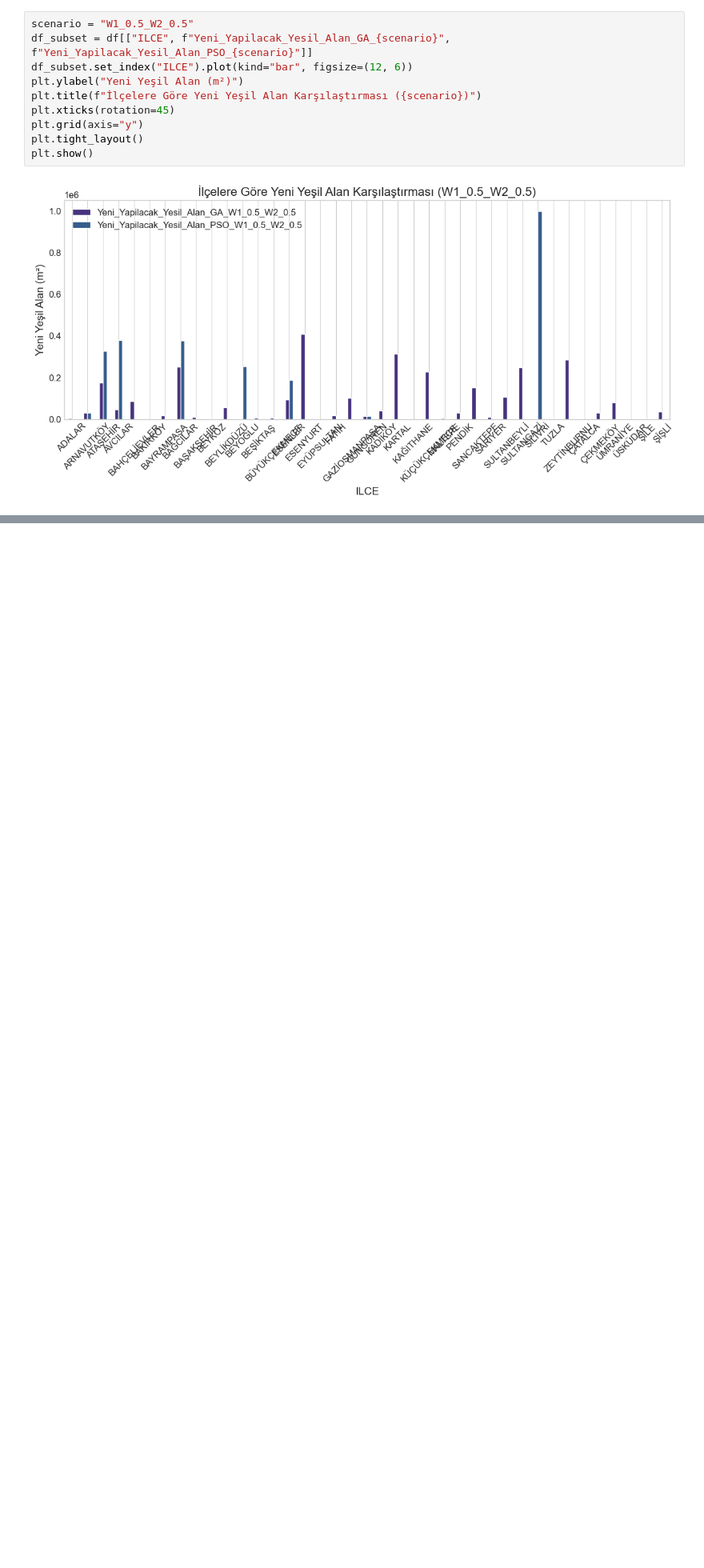
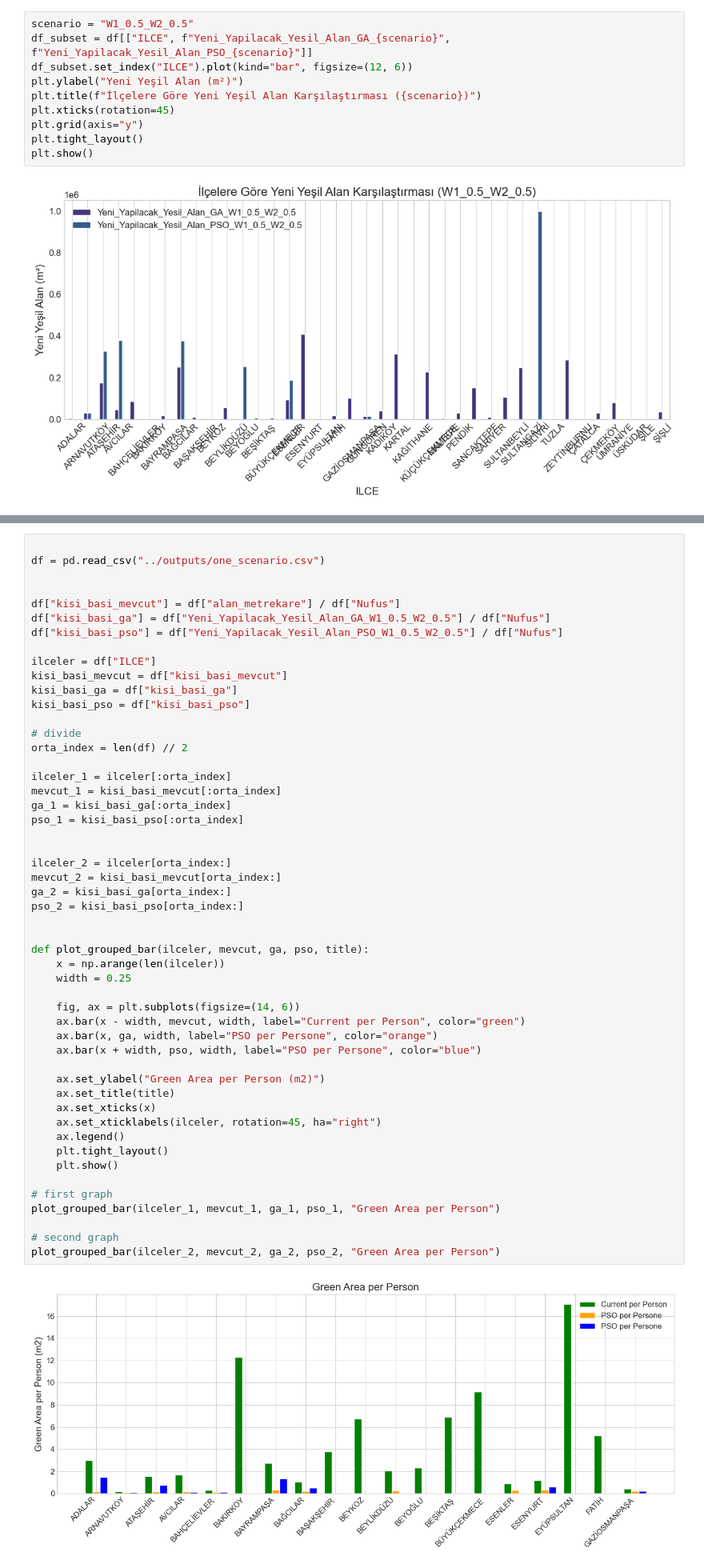
Before and after one commit to itu-itis24-doganne23/Optimization-Project, a Jupyter notebook: visiualization/visualization.ipynb, the cells around one changed output, grey strips where cells are left out. Shown at 80% size. Saved outputs shown, nothing was run; the diff lists cells and outputs as text; blank space fills up the shorter version.

```diff
--- a/visiualization/visualization.ipynb
+++ b/visiualization/visualization.ipynb
@@ -428,0 +427,53 @@ plt.show()
+# %%
+
+df = pd.read_csv("../outputs/one_scenario.csv")
+
+
+df["kisi_basi_mevcut"] = df["alan_metrekare"] / df["Nufus"]
+df["kisi_basi_ga"] = df["Yeni_Yapilacak_Yesil_Alan_GA_W1_0.5_W2_0.5"] / df["Nufus"]
+df["kisi_basi_pso"] = df["Yeni_Yapilacak_Yesil_Alan_PSO_W1_0.5_W2_0.5"] / df["Nufus"]
+
+ilceler = df["ILCE"]
+kisi_basi_mevcut = df["kisi_basi_mevcut"]
+kisi_basi_ga = df["kisi_basi_ga"]
+kisi_basi_pso = df["kisi_basi_pso"]
+
+# divide
+orta_index = len(df) // 2
+
+ilceler_1 = ilceler[:orta_index]
+mevcut_1 = kisi_basi_mevcut[:orta_index]
+ga_1 = kisi_basi_ga[:orta_index]
+pso_1 = kisi_basi_pso[:orta_index]
+
+
+ilceler_2 = ilceler[orta_index:]
+mevcut_2 = kisi_basi_mevcut[orta_index:]
+ga_2 = kisi_basi_ga[orta_index:]
+pso_2 = kisi_basi_pso[orta_index:]
+
+
+def plot_grouped_bar(ilceler, mevcut, ga, pso, title):
+    x = np.arange(len(ilceler))
+    width = 0.25
+
+    fig, ax = plt.subplots(figsize=(14, 6))
+    ax.bar(x - width, mevcut, width, label="Current per Person", color="green")
+    ax.bar(x, ga, width, label="PSO per Persone", color="orange")
+    ax.bar(x + width, pso, width, label="PSO per Persone", color="blue")
+
+    ax.set_ylabel("Green Area per Person (m2)")
+    ax.set_title(title)
+    ax.set_xticks(x)
+    ax.set_xticklabels(ilceler, rotation=45, ha="right")
+    ax.legend()
+    plt.tight_layout()
+    plt.show()
+
+# first graph
+plot_grouped_bar(ilceler_1, mevcut_1, ga_1, pso_1, "Green Area per Person")
+
+# second graph
+plot_grouped_bar(ilceler_2, mevcut_2, ga_2, pso_2, "Green Area per Person")
+# %% [output]
+[figure, added]
```
Also changed, not shown: parts of 2 cells of this notebook, 12 other files.
